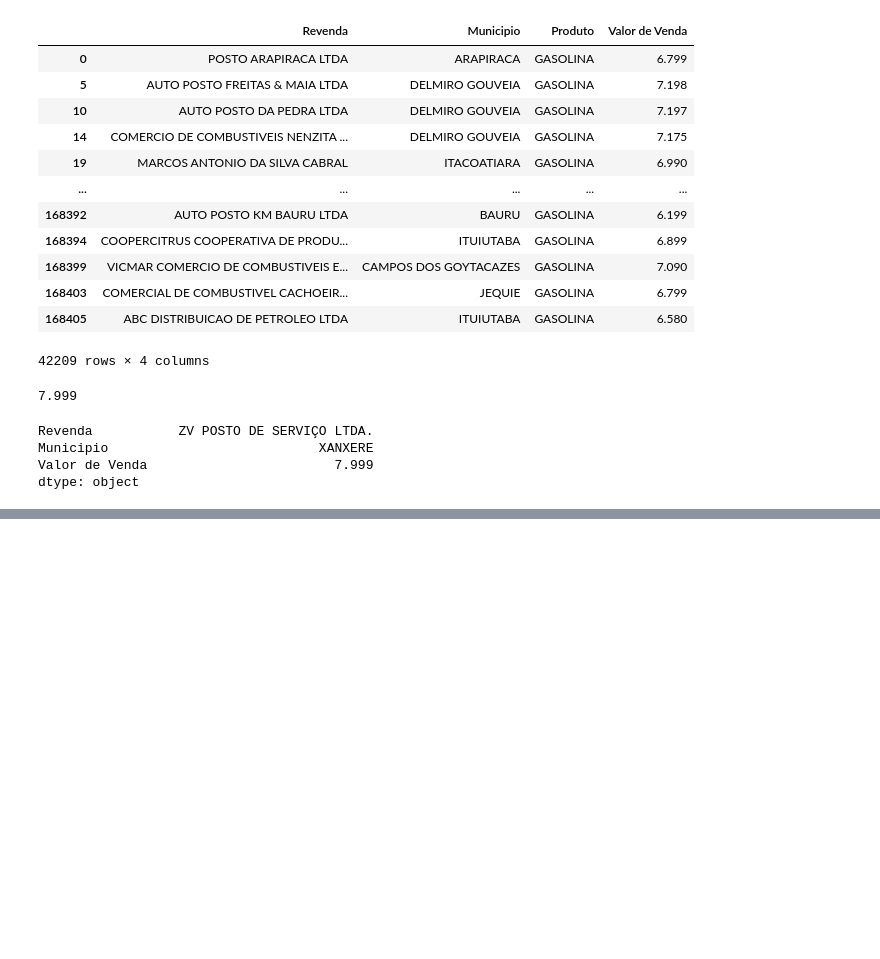
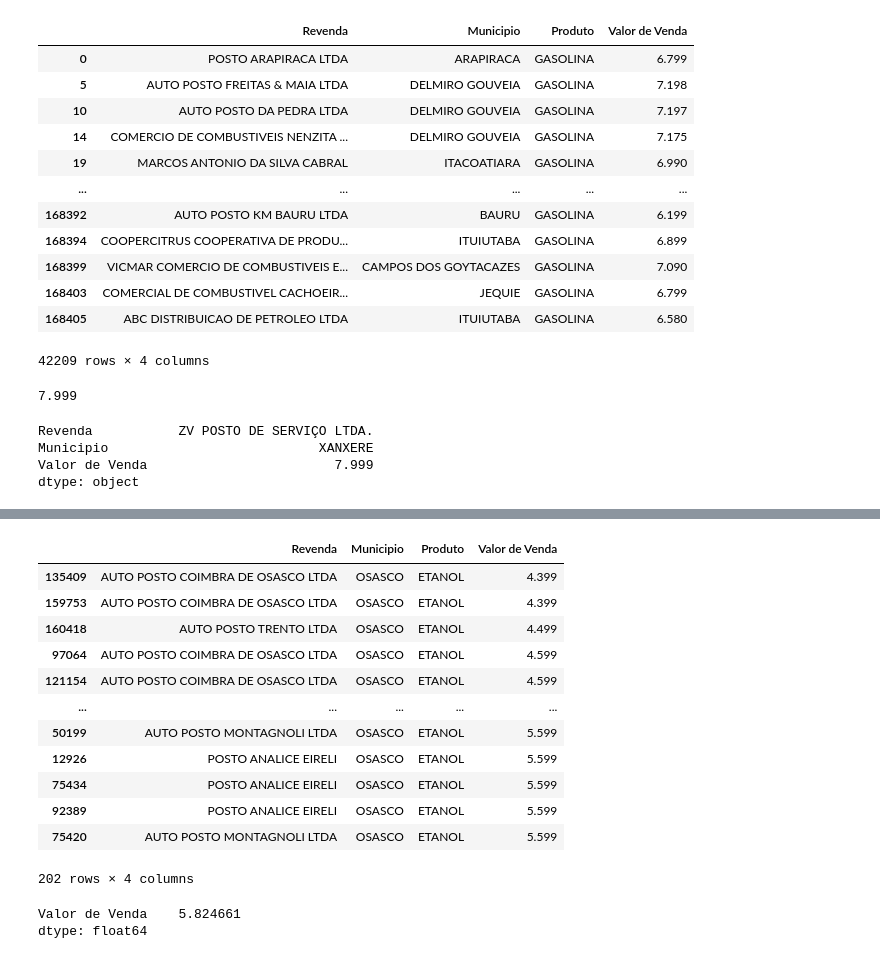
Before and after one commit to Fael3113/Primeiro-Exemplo-em-Pandas, a Jupyter notebook: Exemplo em Pandas.ipynb, the cells around one changed output, grey strips where cells are left out. Saved outputs shown, nothing was run; the diff lists cells and outputs as text; code cells hidden in the pictures; blank space fills up the shorter version.

```diff
--- a/Exemplo em Pandas.ipynb
+++ b/Exemplo em Pandas.ipynb
@@ -201,0 +228,26 @@ dtype: object
+# %%
+#Caso acima sem o inplace
+etosas_df = cb_df.loc[(cb_df['Produto'] == 'ETANOL') & (cb_df['Municipio'] == 'OSASCO')]
+display(etosas_df.sort_values(by='Valor de Venda'))
+# %% [output]
+|  | Revenda | Municipio | Produto | Valor de Venda |
+| 135409 | AUTO POSTO COIMBRA DE OSASCO LTDA | OSASCO | ETANOL | 4.399 |
+| 159753 | AUTO POSTO COIMBRA DE OSASCO LTDA | OSASCO | ETANOL | 4.399 |
+| 160418 | AUTO POSTO TRENTO LTDA | OSASCO | ETANOL | 4.499 |
+| 97064 | AUTO POSTO COIMBRA DE OSASCO LTDA | OSASCO | ETANOL | 4.599 |
+| 121154 | AUTO POSTO COIMBRA DE OSASCO LTDA | OSASCO | ETANOL | 4.599 |
+| ... | ... | ... | ... | ... |
+| 50199 | AUTO POSTO MONTAGNOLI LTDA | OSASCO | ETANOL | 5.599 |
+| 12926 | POSTO ANALICE EIRELI | OSASCO | ETANOL | 5.599 |
+| 75434 | POSTO ANALICE EIRELI | OSASCO | ETANOL | 5.599 |
+| 92389 | POSTO ANALICE EIRELI | OSASCO | ETANOL | 5.599 |
+| 75420 | AUTO POSTO MONTAGNOLI LTDA | OSASCO | ETANOL | 5.599 |
+202 rows × 4 columns
+# %%
+#Qual a média de preços dos combustíveis GASOLINA e ETANOL no bairro MOOCA em São Paulo
+display(ca_df.loc[(ca_df['Bairro'] == 'MOOCA') &
+                    (ca_df['Municipio'] == 'SAO PAULO') &
+                    ((ca_df['Produto'] == 'GASOLINA') | (ca_df['Produto'] == 'ETANOL')), ['Valor de Venda']].mean())
+# %% [output]
+Valor de Venda    5.824661
+dtype: float64
```
Also changed, not shown: parts of 1 cell of this notebook.
